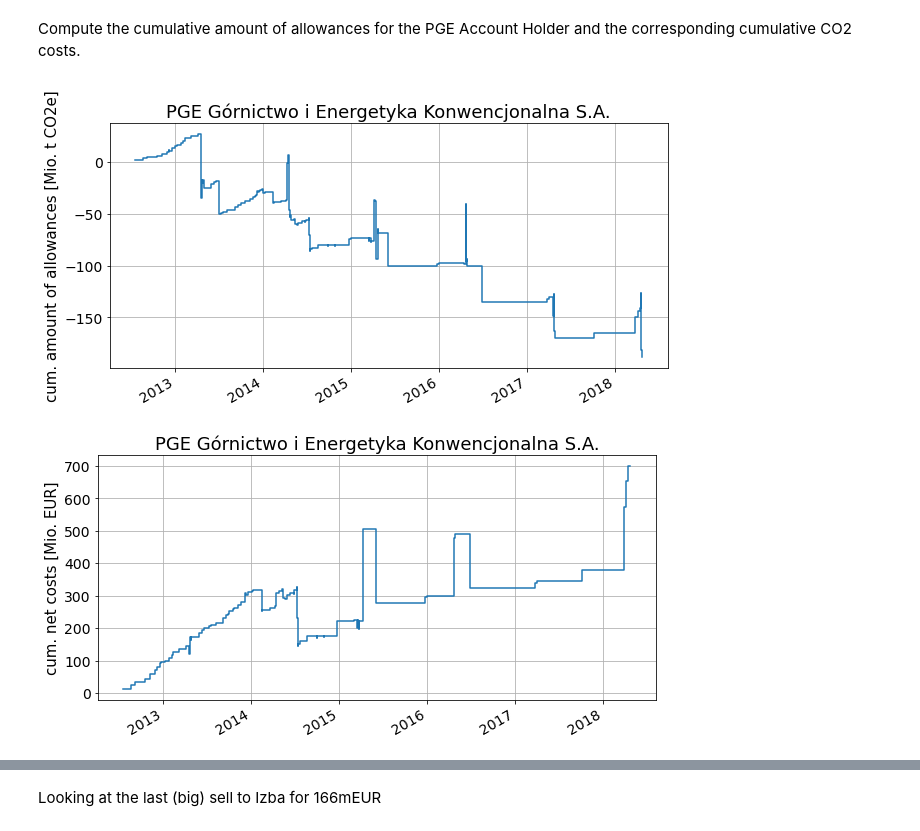
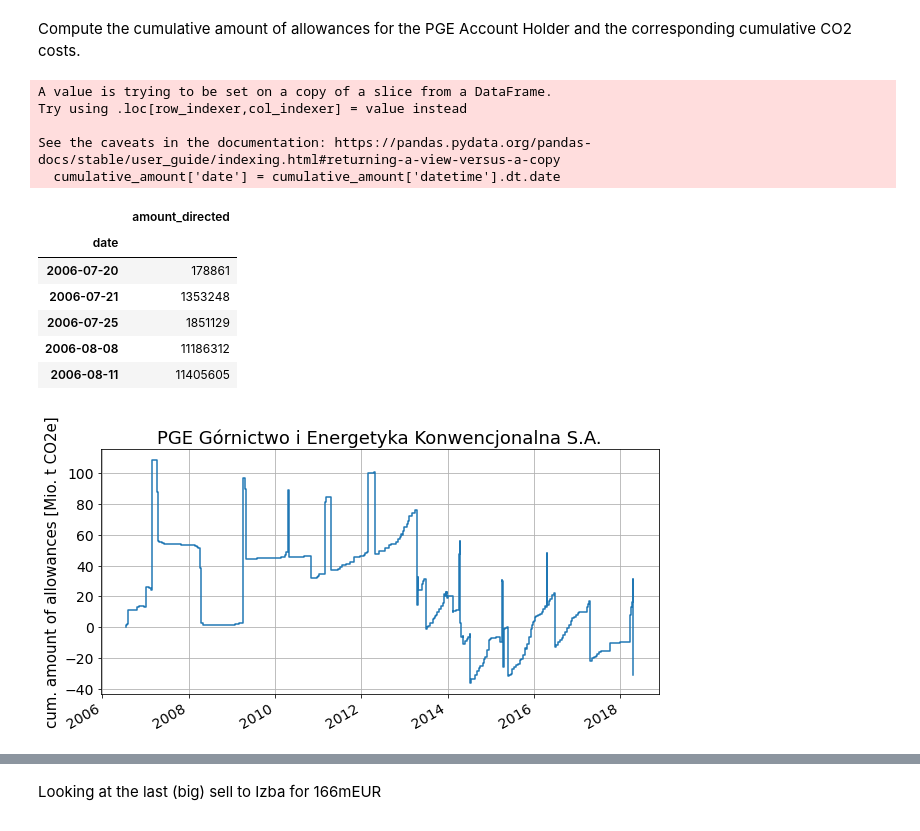
Before and after one commit to RikerlWien/eutl_orm, a Jupyter notebook: scripts/price_PGE.ipynb, the cells around one changed output, grey strips where cells are left out. Cells and saved outputs as stored; diff of their text form; code cells hidden in the pictures.

```diff
--- a/scripts/price_PGE.ipynb
+++ b/scripts/price_PGE.ipynb
@@ -69,5 +75,10 @@ Account Holder: PGE Górnictwo i Energetyka Konwencjonalna S.A.
 # %% [markdown]
 Retrieve all currently active Operator Holding Account for this Account Holder:
 # %%
-accounts = session.query(Account).filter(Account.accountHolder_id == account_holder_id) \
-.filter(Account.accountType_id == "100-7").all()
+#accounts = session.query(Account).filter(Account.accountHolder_id == account_holder_id) \
+#.filter(Account.accountType_id == "100-7").all()
+
+#
+accounts = session.query(Account).filter(Account.accountHolder_id == account_holder_id).all()
+
+acc_ids = [a.id for a in accounts]
@@ -147,4 +198,7 @@ Text(0.5, 1.0, 'price of EU ETS greenhouse emission allowances')
 # %% [markdown]
 Price each transaction at the price for this day
 # %%
-aggregated_transactions = aggregated_transactions.merge(prices, on="date")
+aggregated_transactions = aggregated_transactions.merge(prices, how='left', on="date", indicator=True)
+stat = aggregated_transactions.groupby('_merge')['acquiringAccount_id'].count()
+print(stat)
+del aggregated_transactions['_merge']
@@ -171,27 +237,50 @@ Compute the cumulative amount of allowances for the PGE Account Holder and the c
 # %%
 cumulative_value = aggregated_transactions[["datetime", "value"]]
 cumulative_value = cumulative_value.groupby("datetime").sum()
 cumulative_value = cumulative_value.cumsum()
 
 cumulative_amount = aggregated_transactions[["datetime", "amount_directed"]]
-cumulative_amount = cumulative_amount.groupby("datetime").sum()
+cumulative_amount['date'] = cumulative_amount['datetime'].dt.date
+cumulative_amount = cumulative_amount.groupby("date").sum()
 cumulative_amount = cumulative_amount.cumsum()
+display(cumulative_amount.head())
+
+cumulative_amount_zoom = cumulative_amount[(cumulative_amount.index > pd.Timestamp(2015,1,1)) &
+                                           (cumulative_amount.index < pd.Timestamp(2016,1,1))]
 
 fig, ax = plt.subplots(figsize=(10, 5))
 ax.plot(cumulative_amount / 1e6, ds="steps-post")
 ax.grid()
 ax.set_ylabel("cum. amount of allowances [Mio. t CO2e]")
 ax.set_title(account_holder.name)
 fig.autofmt_xdate()
 
-fig, ax = plt.subplots(figsize=(10, 5))
-ax.plot(cumulative_value / 1e6, ds="steps-post")
-ax.grid()
-ax.set_ylabel("cum. net costs [Mio. EUR]")
-ax.set_title(account_holder.name)
-fig.autofmt_xdate()
+# # fig, ax = plt.subplots(figsize=(10, 5))
+# # ax.plot(cumulative_amount / 1e6, ds="steps-post")
+# # ax.grid()
+# # ax.set_ylabel("cum. amount of allowances [Mio. t CO2e]")
+# # ax.set_title(account_holder.name)
+# # fig.autofmt_xdate()
+
+# fig, ax = plt.subplots(figsize=(10, 5))
+# ax.plot(cumulative_value / 1e6, ds="steps-post")
+# ax.grid()
+# ax.set_ylabel("cum. net costs [Mio. EUR]")
+# ax.set_title(account_holder.name)
+# fig.autofmt_xdate()
 # %% [output]
+A value is trying to be set on a copy of a slice from a DataFrame.
+Try using .loc[row_indexer,col_indexer] = value instead
+
+See the caveats in the documentation: https://pandas.pydata.org/pandas-docs/stable/user_guide/indexing.html#returning-a-view-versus-a-copy
+  cumulative_amount['date'] = cumulative_amount['datetime'].dt.date
+|  | amount_directed |
+| date |  |
+| 2006-07-20 | 178861 |
+| 2006-07-21 | 1353248 |
+| 2006-07-25 | 1851129 |
+| 2006-08-08 | 11186312 |
+| 2006-08-11 | 11405605 |
-[figure, old version]
+[figure, new version]
-[figure, removed]
 # %%
 #print(aggregated_transactions.dtypes)
```
Also changed, not shown: parts of 12 cells of this notebook, 1 other file.
